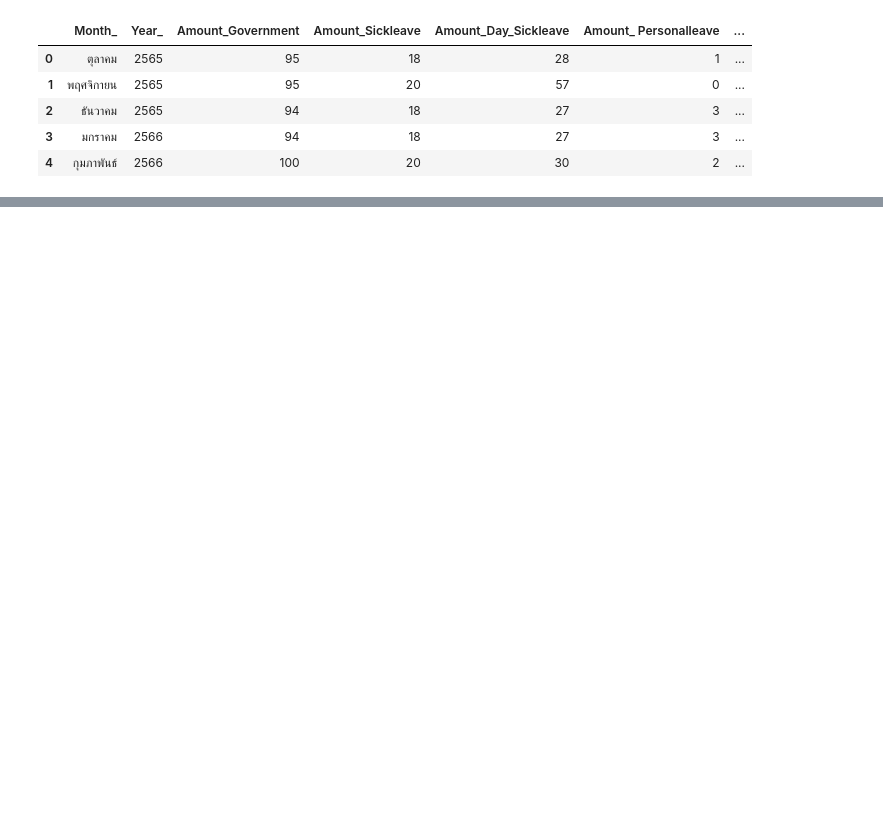
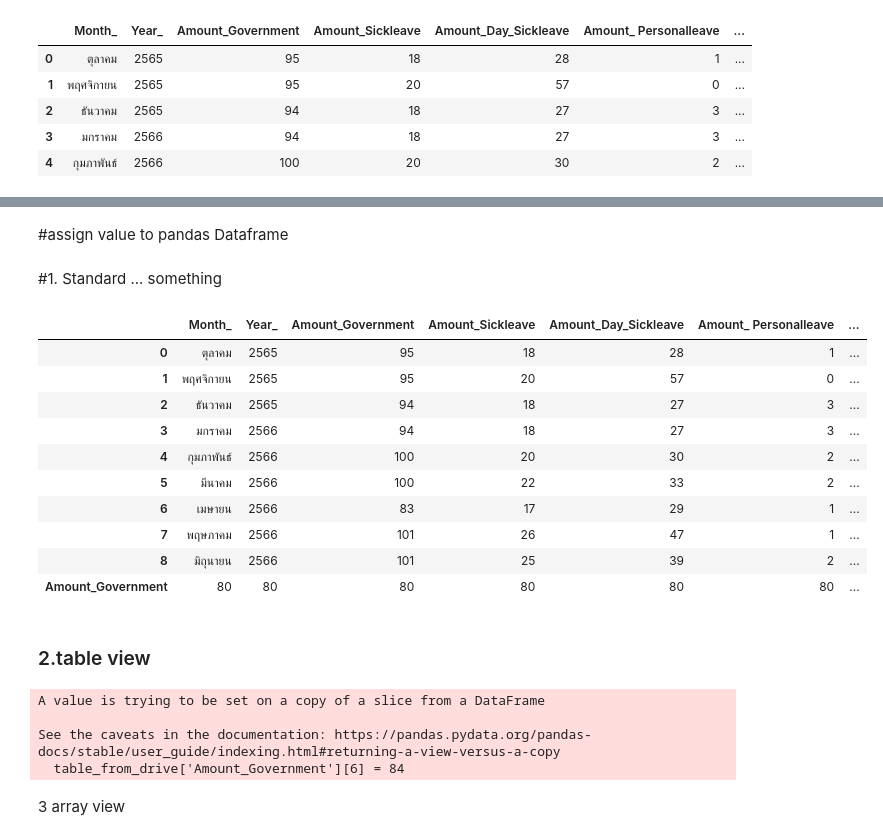
Before and after one commit to ThunchanokChai/DPDM2023, a Jupyter notebook: Data102.ipynb, the cells around one changed output, grey strips where cells are left out. Saved outputs shown, nothing was run; the diff lists cells and outputs as text; code cells hidden in the pictures; blank space fills up the shorter version.

```diff
--- a/Data102.ipynb
+++ b/Data102.ipynb
@@ -93,0 +141,4 @@ table_from_drive.tail() #ดูแถวล่างสุด 7 แถวแร
+# %% [markdown]
+#assign value to pandas Dataframe
+# %% [markdown]
+#1. Standard ... something
@@ -93,0 +147,25 @@ table_from_drive.tail() #ดูแถวล่างสุด 7 แถวแร
+# %%
+table_from_drive
+# %% [output]
+|  | Month_ | Year_ | Amount_Government | Amount_Sickleave | Amount_Day_Sickleave | Amount_ Personalleave | ... |
+| 0 | ตุลาคม | 2565 | 95 | 18 | 28 | 1 | ... |
+| 1 | พฤศจิกายน | 2565 | 95 | 20 | 57 | 0 | ... |
+| 2 | ธันวาคม | 2565 | 94 | 18 | 27 | 3 | ... |
+| 3 | มกราคม | 2566 | 94 | 18 | 27 | 3 | ... |
+| 4 | กุมภาพันธ์ | 2566 | 100 | 20 | 30 | 2 | ... |
+| 5 | มีนาคม | 2566 | 100 | 22 | 33 | 2 | ... |
+| 6 | เมษายน | 2566 | 83 | 17 | 29 | 1 | ... |
+| 7 | พฤษภาคม | 2566 | 101 | 26 | 47 | 1 | ... |
+| 8 | มิถุนายน | 2566 | 101 | 25 | 39 | 2 | ... |
+| Amount_Government | 80 | 80 | 80 | 80 | 80 | 80 | ... |
+# %% [markdown]
+### 2.table view
+# %%
+table_from_drive['Amount_Government'][6] = 84
+# %% [output]
+A value is trying to be set on a copy of a slice from a DataFrame
+
+See the caveats in the documentation: https://pandas.pydata.org/pandas-docs/stable/user_guide/indexing.html#returning-a-view-versus-a-copy
+  table_from_drive['Amount_Government'][6] = 84
+# %% [markdown]
+3 array view
```
Also changed, not shown: parts of 29 cells of this notebook.
